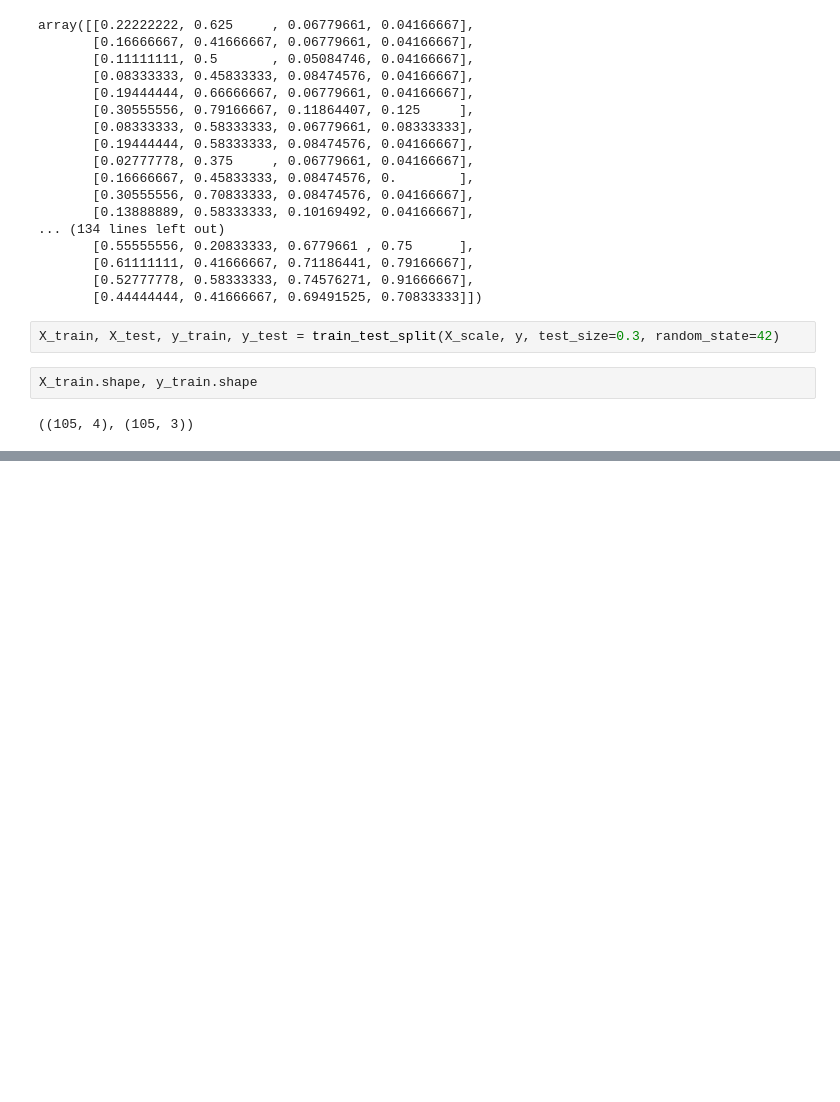
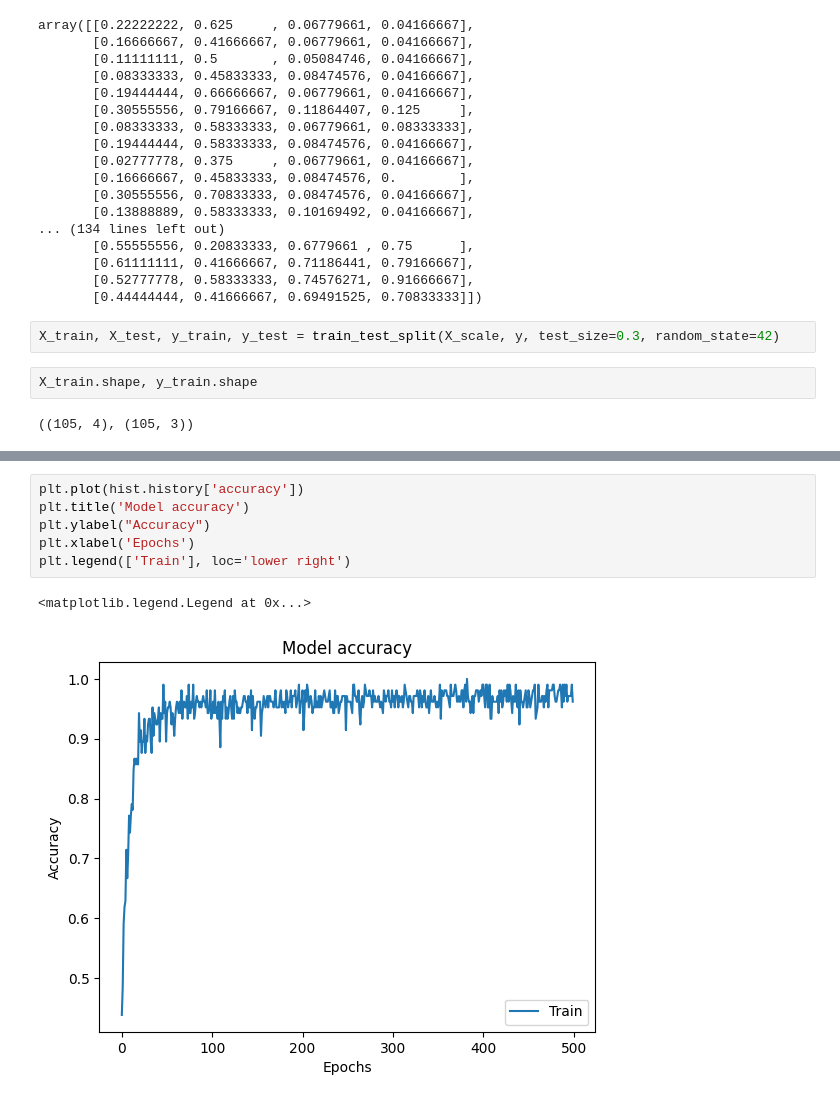
Before and after one commit to rezzz59/Belajar_Deep_Learning, a Jupyter notebook: klasifikasi_multikelas.ipynb, the cells around one changed output, grey strips where cells are left out. Saved outputs shown, nothing was run; the diff lists cells and outputs as text; blank space fills up the shorter version.

```diff
--- a/klasifikasi_multikelas.ipynb
+++ b/klasifikasi_multikelas.ipynb
@@ -154,2 +166,11 @@ model.evaluate(X_test, y_test)
+# %%
+plt.plot(hist.history['accuracy'])
+plt.title('Model accuracy')
+plt.ylabel("Accuracy")
+plt.xlabel('Epochs')
+plt.legend(['Train'], loc='lower right')
+# %% [output]
+<matplotlib.legend.Legend at 0x...>
+[figure, added]
 # %%
 print('hello word')
```
Also changed, not shown: parts of 4 cells of this notebook, 1 other file.
